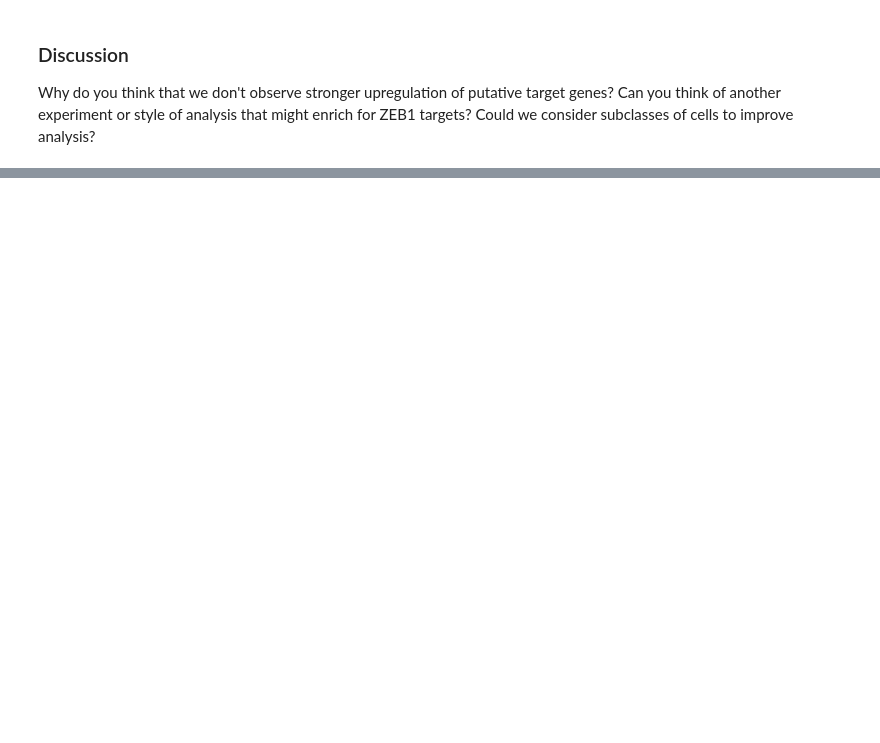
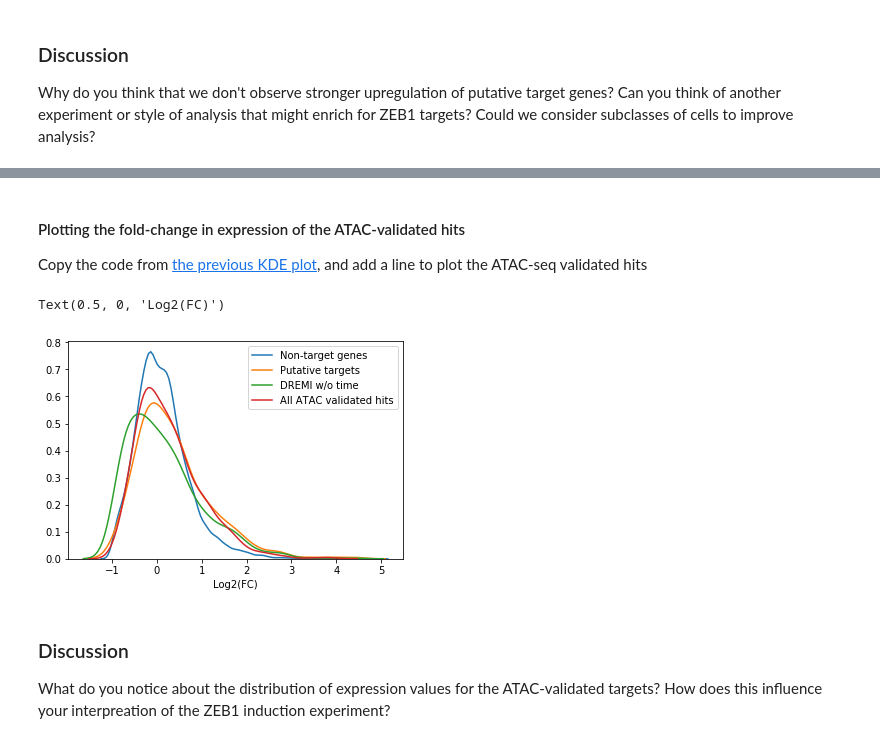
Before and after one commit to KrishnaswamyLab/SingleCellWorkshop, a Jupyter notebook: exercises/GeneRelationships/notebooks/GeneRelationships.EMT_data.ipynb, the cells around one changed output, grey strips where cells are left out. Saved outputs shown, nothing was run; the diff lists cells and outputs as text; code cells hidden in the pictures; blank space fills up the shorter version.

```diff
--- a/exercises/GeneRelationships/notebooks/GeneRelationships.EMT_data.ipynb
+++ b/exercises/GeneRelationships/notebooks/GeneRelationships.EMT_data.ipynb
@@ -533,0 +605,12 @@ Why do you think that we don't observe stronger upregulation of putative target
+# %%
+home = os.path.expanduser('~')
+
+download_path = os.path.join(home, 'scRNAseq', 'Peer_2015_ATAC_validated_targets.pkl.gz')
+if not os.path.exists(os.path.dirname(download_path)):
+    os.makedirs(os.path.dirname(download_path))
+
+    # Download the data
+if not os.path.exists(download_path):
+    scprep.io.download.download_google_drive('1SUU_rLlKNTrWc7KV0t2txCBeIO-DpwLn',download_path)
+
+atac_hits = pd.read_pickle(download_path)
@@ -533,0 +631,5 @@ Why do you think that we don't observe stronger upregulation of putative target
+# %%
+# This gets the whole row
+validated_hits = atac_hits.loc['ZEB1']
+# Here we get the gene names for the non-zero targets
+validated_hits = validated_hits[validated_hits == 1].index.values
@@ -533,0 +657,21 @@ Why do you think that we don't observe stronger upregulation of putative target
+# %% [markdown]
+#### Plotting the fold-change in expression of the ATAC-validated hits
+
+Copy the code from [the previous KDE plot](#Plotting-the-distribution-of-fold-change-per-group), and add a line to plot the ATAC-seq validated hits
+# %%
+# ======
+# Copy
+ax = sns.kdeplot(log2_fc[~np.isin(log2_fc.index, putative_target_genes)], label='Non-target genes')
+sns.kdeplot(log2_fc[putative_target_genes], ax=ax, label='Putative targets')
+sns.kdeplot(log2_fc[putative_target_genes_no_time], label='DREMI w/o time', ax=ax)
+sns.kdeplot(log2_fc[np.isin(log2_fc.index, validated_hits)], label='All ATAC validated hits', ax=ax)
+ax.set_xlabel('Log2(FC)')
+# ======
+# %% [output]
+Text(0.5, 0, 'Log2(FC)')
+[figure, added]
+# %% [markdown]
+### Discussion
+
+What do you notice about the distribution of expression values for the ATAC-validated targets?
+How does this influence your interpreation of the ZEB1 induction experiment?
```
Also changed, not shown: parts of 50 cells of this notebook, 25 other files.
